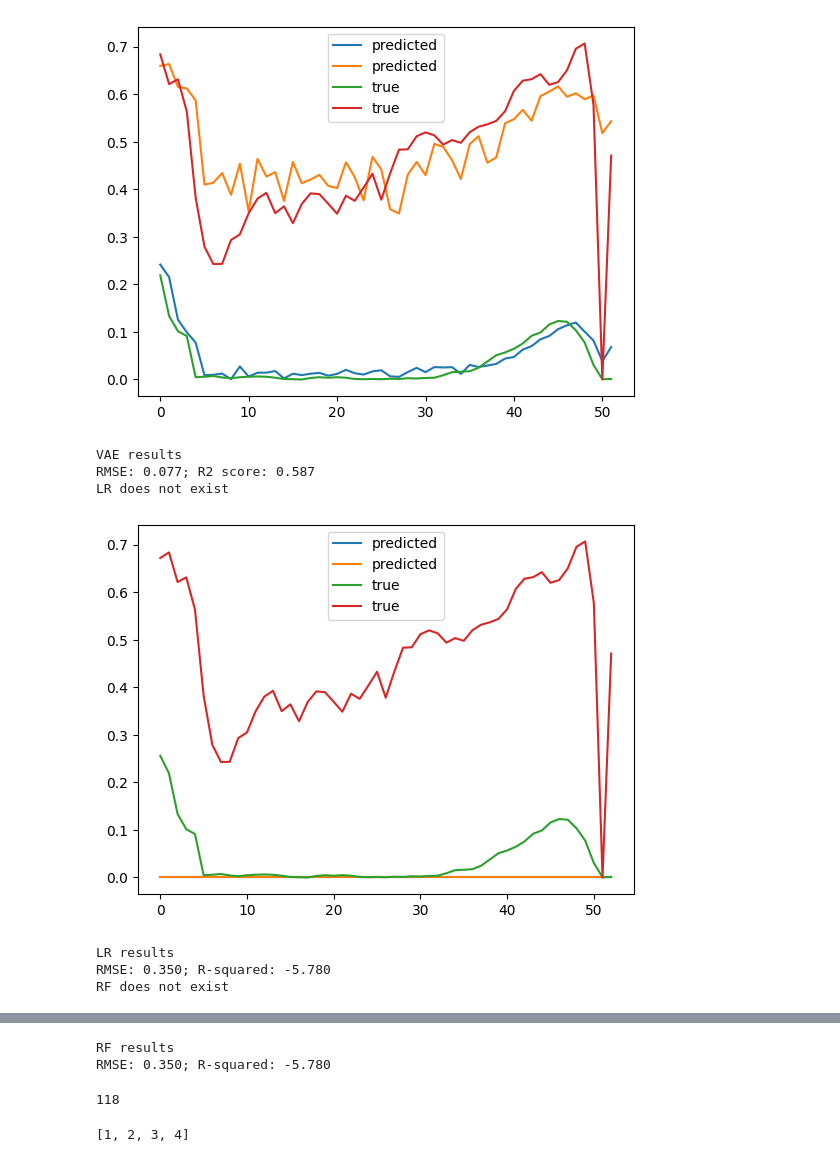
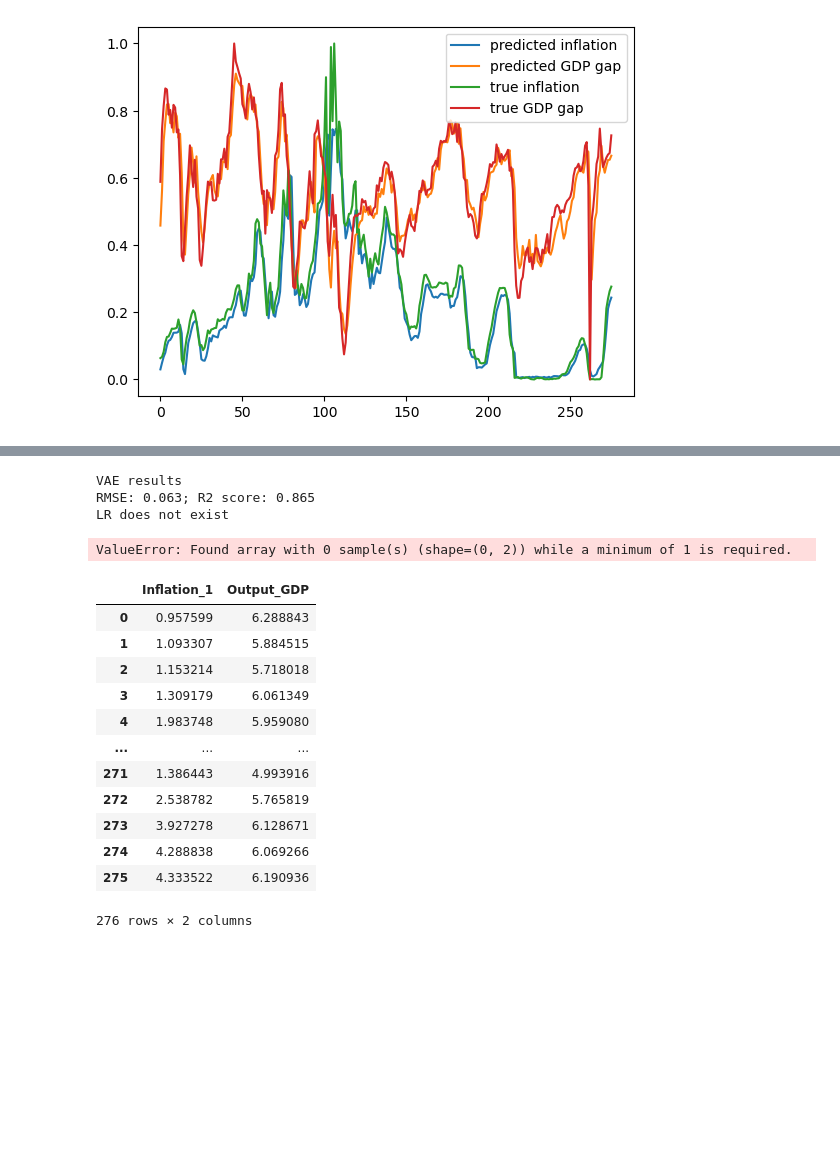
Before and after one commit to erskordi/Autonomous_Fed, a Jupyter notebook: notebooks/fed_data_import.ipynb, the cells around one changed output, grey strips where cells are left out. Cells and saved outputs as stored; diff of their text form; code cells hidden in the pictures; blank space fills up the shorter version.

```diff
--- a/notebooks/fed_data_import.ipynb
+++ b/notebooks/fed_data_import.ipynb
@@ -40,7 +47,9 @@ specifications_set = input("Choose specifications set: {0, 1, 2, 3, A, B, C}: ")
 if specifications_set.isdigit():
     specifications_set = int(specifications_set)
 df,scaler = data_prep.read_data(specifications_set=specifications_set)
+df.reset_index(drop=True, inplace=True)
 print(df.head())
+print(df.shape)
 # %% [output]
 Choose specifications set: {0, 1, 2, 3, A, B, C}:  A
    FEDFUNDS  Inflation_1  Output_GAP
@@ -52,5 +62,5 @@ Choose specifications set: {0, 1, 2, 3, A, B, C}:  A
 # %%
-model_path = '/Users/erotokritosskordilis/git-repos/Autonomous_Fed/saved_models/'
+model_path = '/home/erskordi/projects/Autonomous_Fed/saved_models/'
 
 def predModel(algorithm, model_path, inputs):
     # Load the model
@@ -115,9 +125,9 @@ elif specifications_set == 3:
                                     'log_potential_GDP':[],
                                     'log_CPI':[]}})
 elif specifications_set == 'A':
-    df_preds = pd.DataFrame({"VAE":{'Inflation_1':[],
-                                    'Output_GDP':[],
-                                    'Natural_Rate_of_Interest':[]}})
+    df_preds = pd.DataFrame({'Inflation_1':[],
+                             'Output_GDP':[],
+                            })
 elif specifications_set == 'C':
     df_preds = pd.DataFrame({"VAE":{'log_GDP':[],
                                     'log_potential_GDP':[],
@@ -171,7 +181,7 @@ for model_type in models:
                 df_preds['LSTM']['log_CPI'] = preds[:,2]
 
             # plot results
-            if plot_results:
+            if not plot_results:
                 plt.plot(preds, label="predicted")
                 plt.plot(test_output, label="true")
                 plt.legend()
@@ -225,7 +235,7 @@ for model_type in models:
                 df_preds['Transformer']['log_CPI'] = preds[:,2]
 
             # plot results
-            if plot_results:
+            if not plot_results:
                 plt.plot(preds, label="predicted")
                 plt.plot(test_output, label="true")
                 plt.legend()
@@ -300,7 +310,7 @@ for model_type in models:
                     #df_preds['VAE']['Natural_Rate_of_Interest'] = preds[:,3]
 
                 # plot results
-                if plot_results:
+                if not plot_results:
                     plt.plot(preds, label="predicted")
                     plt.plot(test_output, label="true")
                     plt.legend()
@@ -316,11 +326,11 @@ for model_type in models:
             else:
                 data = df.values
                 train_split = int(len(data)*config.train_split)
-                test = data[train_split:-1, :]
+                test = data[0:-1, :]
 
                 encoded_data = encoder.predict(test)
                 preds = decoder.predict(encoded_data)
-                test_output = data[train_split+1:,1:]
+                test_output = data[0+1:,1:]
 
                 if specifications_set == 0:
                     df_preds['VAE']['Inflation_1'] = preds[:,0]
@@ -334,8 +344,8 @@ for model_type in models:
                     df_preds['VAE']['log_potential_GDP'] = preds[:,1]
                     df_preds['VAE']['log_CPI'] = preds[:,2]
                 elif specifications_set == 'A':
-                    df_preds['VAE']['Inflation_1'] = preds[:,0]
-                    df_preds['VAE']['Output_GDP'] = preds[:,1]
+                    df_preds['Inflation_1'] = preds[:,0]
+                    df_preds['Output_GDP'] = preds[:,1]
                     #df_preds['VAE']['Natural_Rate_of_Interest'] = preds[:,2]
                 elif specifications_set == 'C':
                     df_preds['VAE']['log_GDP'] = preds[:,0]
@@ -345,10 +355,14 @@ for model_type in models:
 
                 # plot results
                 if plot_results:
-                    plt.plot(preds, label="predicted")
-                    plt.plot(test_output, label="true")
+                    plt.plot(preds[:,0], label="predicted inflation")
+                    plt.plot(preds[:,1], label="predicted GDP gap")
+                    plt.plot(test_output[:,0], label="true inflation")
+                    plt.plot(test_output[:,1], label="true GDP gap")
                     plt.legend()
+                    plt.savefig('logits_tru_vs_pred.png')
                     plt.show()
+
 
                 # calculate RMSE, R2 score
                 rmse = math.sqrt(mean_squared_error(test_output, preds))
@@ -395,7 +409,7 @@ for model_type in models:
                 df_preds['Random_Forest']['log_CPI'] = preds[:,2]
 
         # plot results
-        if plot_results:
+        if not plot_results:
             plt.plot(preds, label="predicted")
             plt.plot(test_output, label="true")
             plt.legend()
@@ -420,8 +454 @@ LSTM does not exist
-[figure, old version]
+[figure, new version]
-VAE results
-RMSE: 0.077; R2 score: 0.587
-LR does not exist
-[figure, removed]
-LR results
-RMSE: 0.350; R-squared: -5.780
-RF does not exist
@@ -429,2 +455,4 @@ RF does not exist
-RF results
-RMSE: 0.350; R-squared: -5.780
+VAE results
+RMSE: 0.063; R2 score: 0.865
+LR does not exist
+ValueError: Found array with 0 sample(s) (shape=(0, 2)) while a minimum of 1 is required.
@@ -434,4 +458,0 @@ quarterly_dates = pd.date_range(start='2021-07-01', end='2050-12-31', freq='QS-J
-# %%
-len(quarterly_dates)
-# %% [output]
-118
@@ -442,4 +459,18 @@ action.extend(obs)
-# %%
-action
-# %% [output]
-[1, 2, 3, 4]
+# %%
+epsilon = 1e-10
+df_preds['Inflation_1'] = df_preds['Inflation_1'].map(lambda p: np.log((p)/(1-p + epsilon)))
+df_preds['Output_GDP'] = df_preds['Output_GDP'].map(lambda p: np.log((p)/(1-p + epsilon)))
+# %% [output]
+|  | Inflation_1 | Output_GDP |
+| 0 | 0.957599 | 6.288843 |
+| 1 | 1.093307 | 5.884515 |
+| 2 | 1.153214 | 5.718018 |
+| 3 | 1.309179 | 6.061349 |
+| 4 | 1.983748 | 5.959080 |
+| ... | ... | ... |
+| 271 | 1.386443 | 4.993916 |
+| 272 | 2.538782 | 5.765819 |
+| 273 | 3.927278 | 6.128671 |
+| 274 | 4.288838 | 6.069266 |
+| 275 | 4.333522 | 6.190936 |
+276 rows × 2 columns
```
Also changed, not shown: parts of 21 cells of this notebook, 1 other file.
